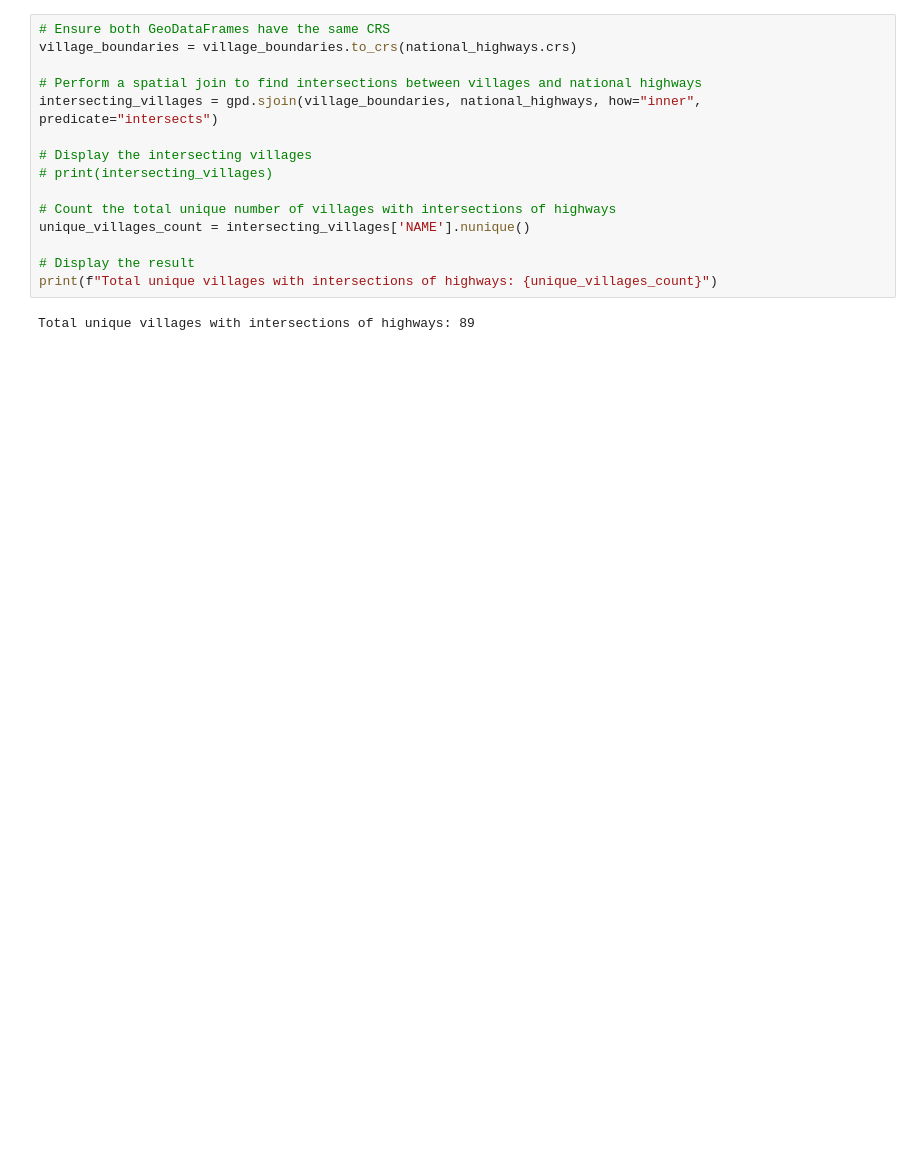
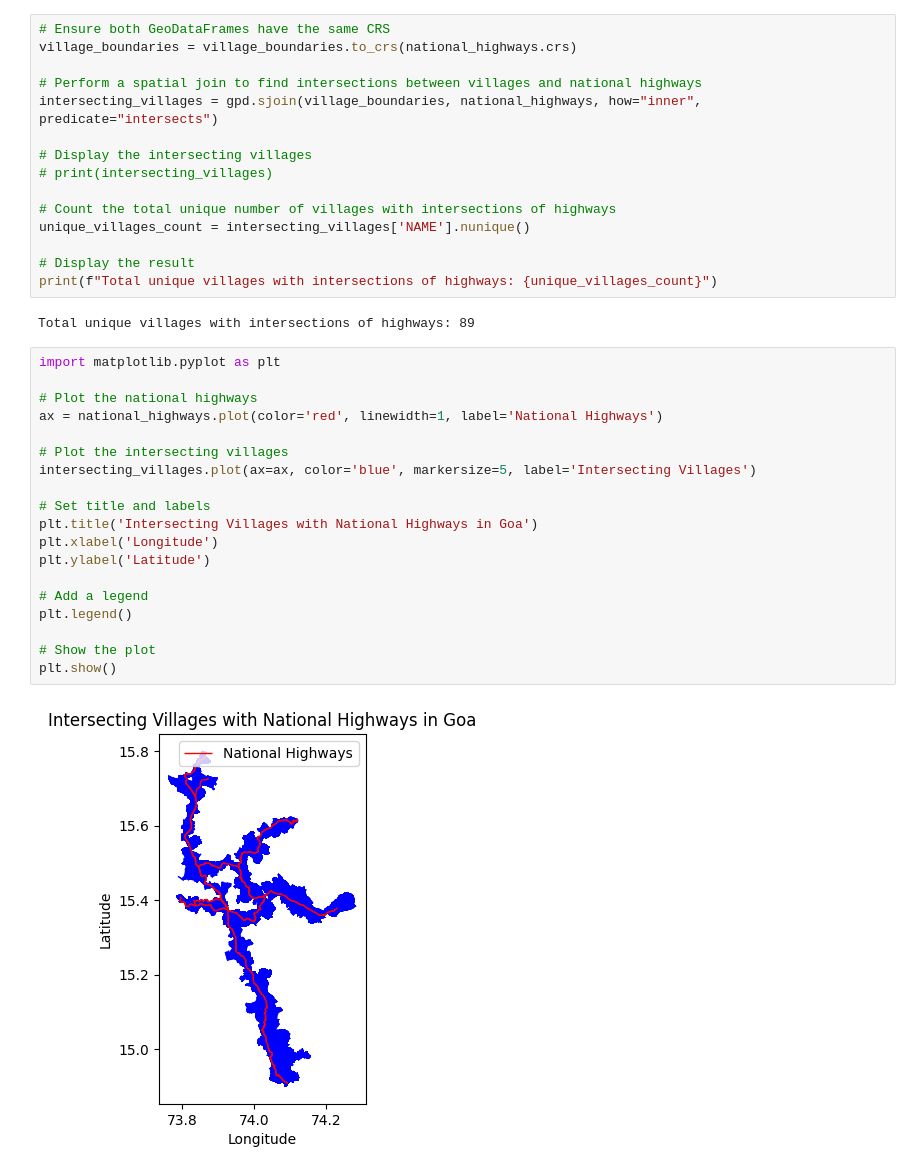
Before and after one commit to anupamsobti/geospatial-machine-learning, a Jupyter notebook: vector-data-types.ipynb, the cells around one changed output. Cells and saved outputs as stored; diff of their text form; blank space fills up the shorter version.

```diff
--- a/vector-data-types.ipynb
+++ b/vector-data-types.ipynb
@@ -342,3 +332,24 @@ unique_villages_count = intersecting_villages['NAME'].nunique()
 print(f"Total unique villages with intersections of highways: {unique_villages_count}")
 # %% [output]
 Total unique villages with intersections of highways: 89
+# %%
+import matplotlib.pyplot as plt
+
+# Plot the national highways
+ax = national_highways.plot(color='red', linewidth=1, label='National Highways')
+
+# Plot the intersecting villages
+intersecting_villages.plot(ax=ax, color='blue', markersize=5, label='Intersecting Villages')
+
+# Set title and labels
+plt.title('Intersecting Villages with National Highways in Goa')
+plt.xlabel('Longitude')
+plt.ylabel('Latitude')
+
+# Add a legend
+plt.legend()
+
+# Show the plot
+plt.show()
+# %% [output]
+[figure, added]
```
Also changed, not shown: parts of 12 cells of this notebook.
